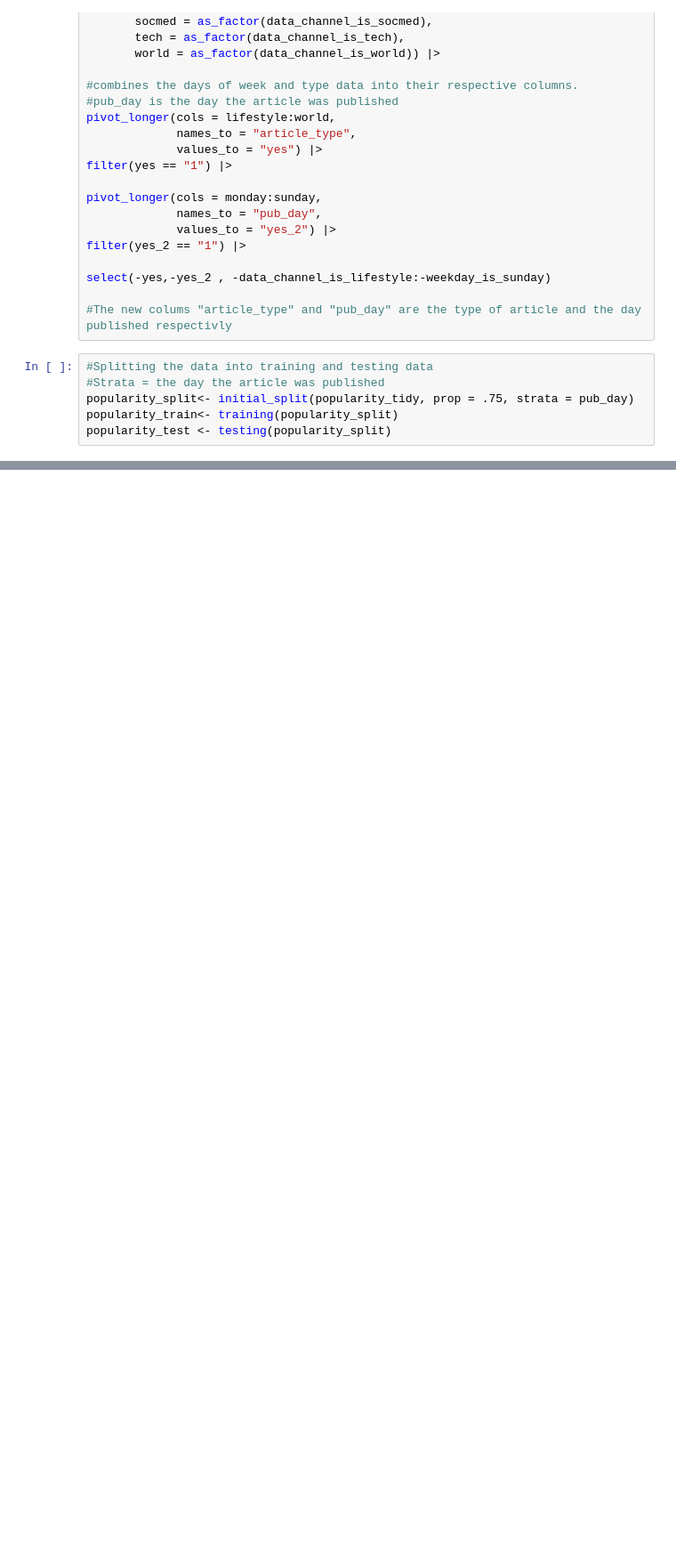
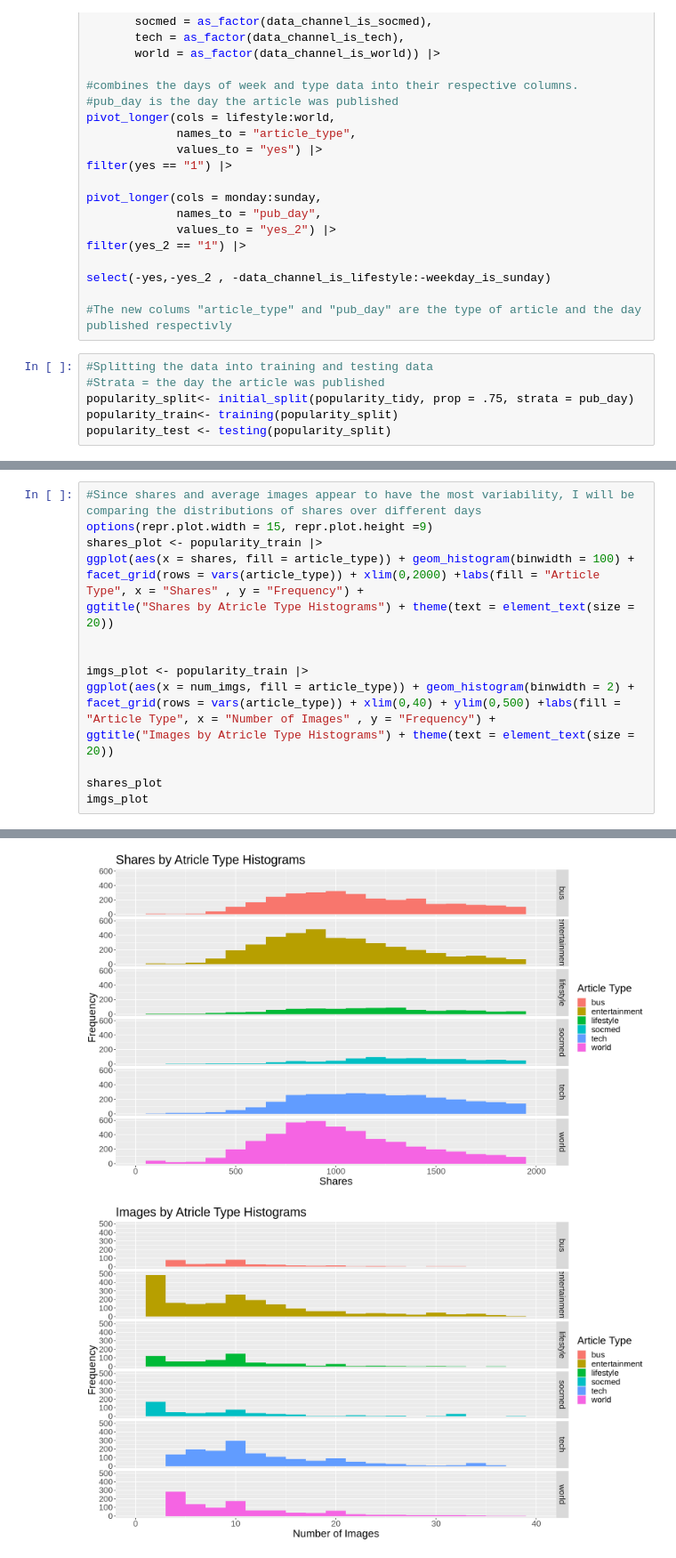
Before and after one commit to EPICxFLIPPER/DCSI-100-Group-9-Project, a Jupyter notebook: project_proposal/proposal.ipynb, the cells around one changed output, grey strips where cells are left out. Shown: that part at 89% size. Saved outputs shown, nothing was run; the diff lists cells and outputs as text; blank space fills up the shorter version.

Commit message:
Added initial Images

```diff
--- a/project_proposal/proposal.ipynb
+++ b/project_proposal/proposal.ipynb
@@ -137,0 +137,17 @@ A tibble: 7 × 8
+# %%
+#Since shares and average images appear to have the most variability, I will be comparing the distributions of shares over different days
+options(repr.plot.width = 15, repr.plot.height =9)
+shares_plot <- popularity_train |>
+ggplot(aes(x = shares, fill = article_type)) + geom_histogram(binwidth = 100) +
+facet_grid(rows = vars(article_type)) + xlim(0,2000) +labs(fill = "Article Type", x = "Shares" , y = "Frequency") +
+ggtitle("Shares by Atricle Type Histograms") + theme(text = element_text(size = 20))
+
+
+imgs_plot <- popularity_train |>
+ggplot(aes(x = num_imgs, fill = article_type)) + geom_histogram(binwidth = 2) +
+facet_grid(rows = vars(article_type)) + xlim(0,40) + ylim(0,500) +labs(fill = "Article Type", x = "Number of Images" , y = "Frequency") +
+ggtitle("Images by Atricle Type Histograms") + theme(text = element_text(size = 20))
+
+shares_plot
+imgs_plot
+# %% [output]
@@ -137,0 +162,2 @@ A tibble: 7 × 8
+[figure, added]
+[figure, added]
```
Also changed, not shown: parts of 3 cells of this notebook.
